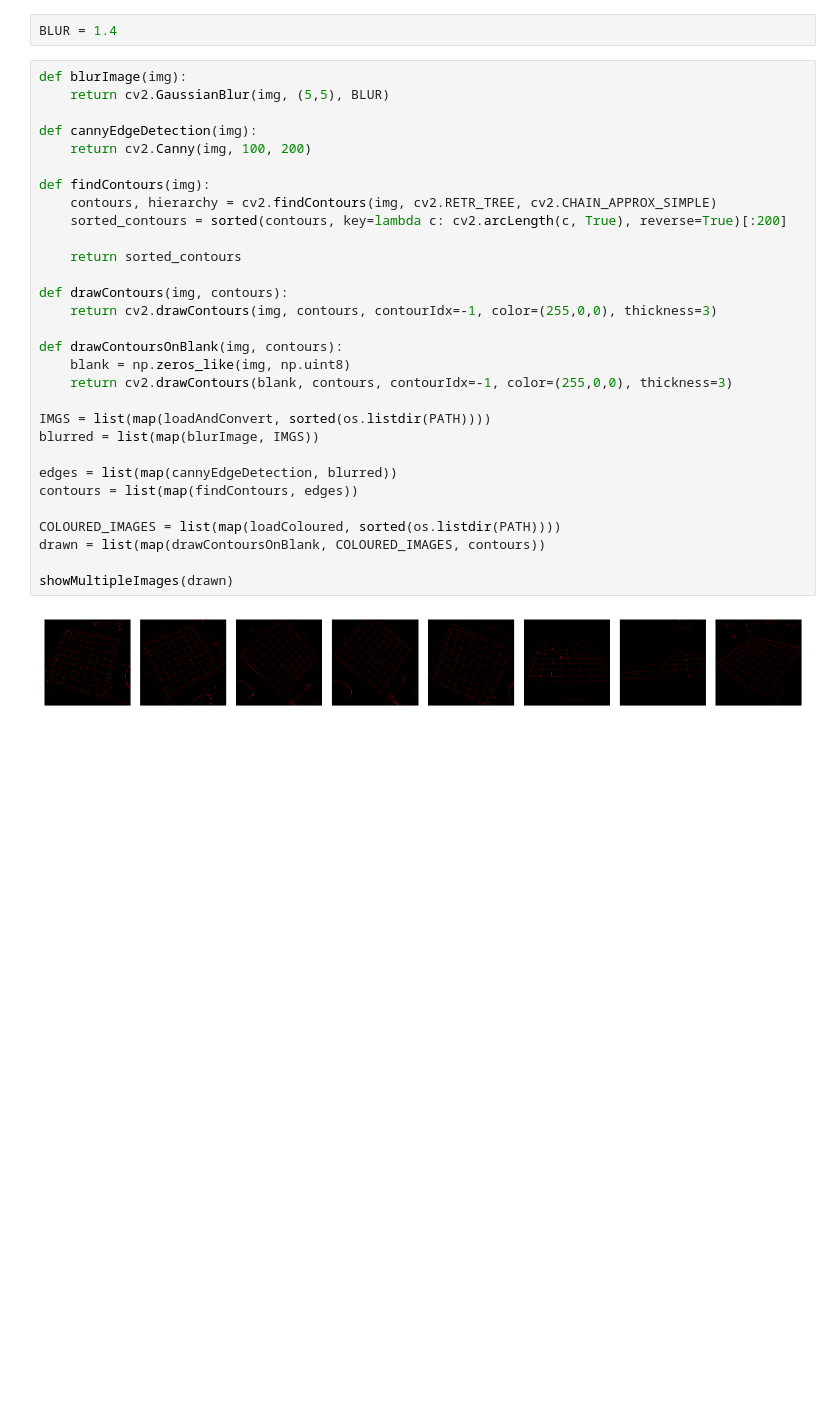
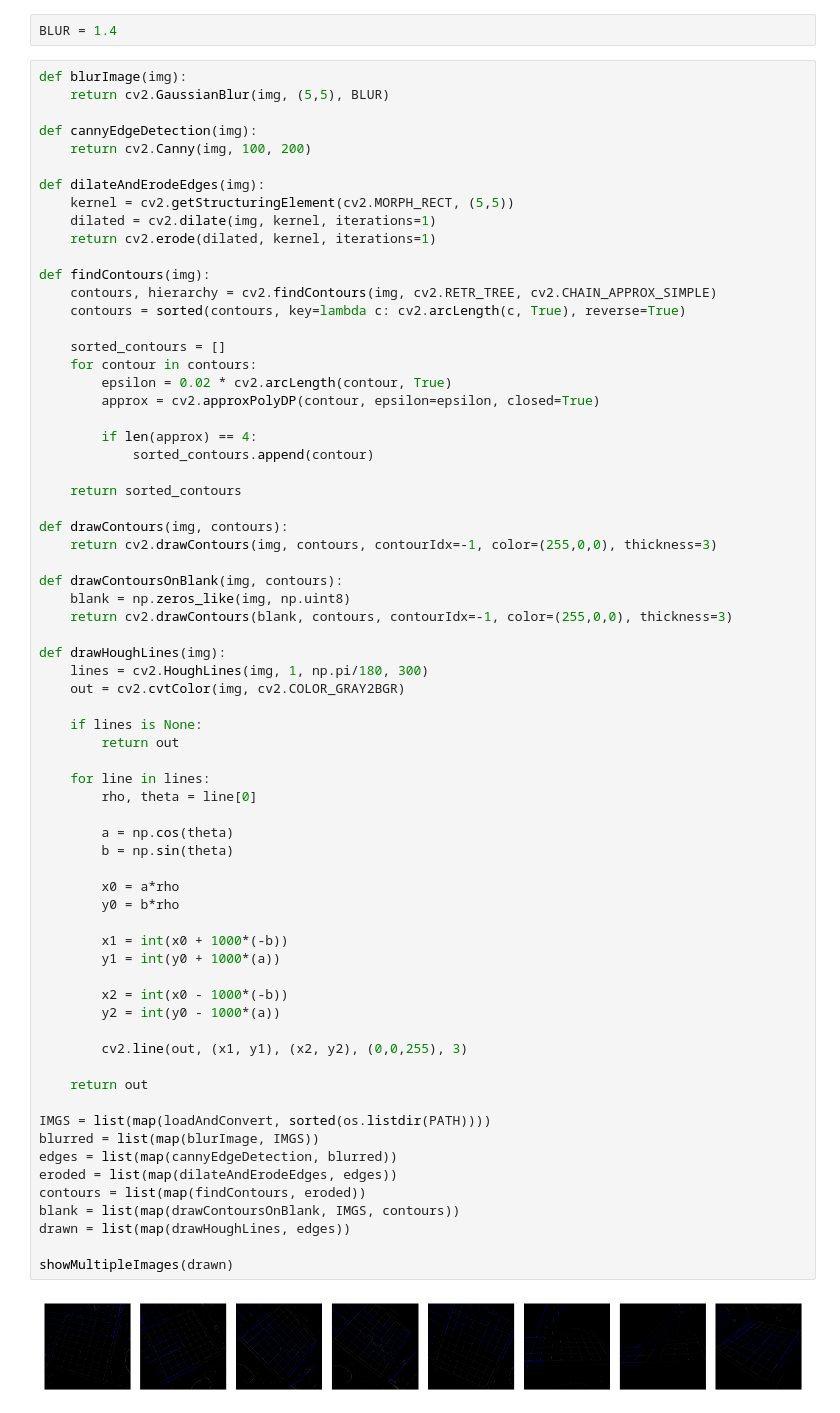
Before and after one commit to sarunasbend/chessBuddy, a Jupyter notebook: detect.ipynb, the cells around one changed output. Cells and saved outputs as stored; diff of their text form; blank space fills up the shorter version.

Commit message:
dilation, erosion and then hough line transform

```diff
--- a/detect.ipynb
+++ b/detect.ipynb
@@ -57,32 +57,70 @@ BLUR = 1.4
 # %%
 def blurImage(img):
     return cv2.GaussianBlur(img, (5,5), BLUR)
 
 def cannyEdgeDetection(img):
     return cv2.Canny(img, 100, 200)
 
+def dilateAndErodeEdges(img):
+    kernel = cv2.getStructuringElement(cv2.MORPH_RECT, (5,5))
+    dilated = cv2.dilate(img, kernel, iterations=1)
+    return cv2.erode(dilated, kernel, iterations=1)
+
 def findContours(img):
     contours, hierarchy = cv2.findContours(img, cv2.RETR_TREE, cv2.CHAIN_APPROX_SIMPLE)
-    sorted_contours = sorted(contours, key=lambda c: cv2.arcLength(c, True), reverse=True)[:200]
+    contours = sorted(contours, key=lambda c: cv2.arcLength(c, True), reverse=True)
+
+    sorted_contours = []
+    for contour in contours:
+        epsilon = 0.02 * cv2.arcLength(contour, True)
+        approx = cv2.approxPolyDP(contour, epsilon=epsilon, closed=True)
+
+        if len(approx) == 4:
+            sorted_contours.append(contour)
 
     return sorted_contours
 
 def drawContours(img, contours):
     return cv2.drawContours(img, contours, contourIdx=-1, color=(255,0,0), thickness=3)
 
 def drawContoursOnBlank(img, contours):
     blank = np.zeros_like(img, np.uint8)
     return cv2.drawContours(blank, contours, contourIdx=-1, color=(255,0,0), thickness=3)
 
+def drawHoughLines(img):
+    lines = cv2.HoughLines(img, 1, np.pi/180, 300)
+    out = cv2.cvtColor(img, cv2.COLOR_GRAY2BGR)
+
+    if lines is None:
+        return out
+
+    for line in lines:
+        rho, theta = line[0]
+
+        a = np.cos(theta)
+        b = np.sin(theta)
+
+        x0 = a*rho
+        y0 = b*rho
+
+        x1 = int(x0 + 1000*(-b))
+        y1 = int(y0 + 1000*(a))
+
+        x2 = int(x0 - 1000*(-b))
+        y2 = int(y0 - 1000*(a))
+
+        cv2.line(out, (x1, y1), (x2, y2), (0,0,255), 3)
+
+    return out
+
 IMGS = list(map(loadAndConvert, sorted(os.listdir(PATH))))
 blurred = list(map(blurImage, IMGS))
-
 edges = list(map(cannyEdgeDetection, blurred))
-contours = list(map(findContours, edges))
-
-COLOURED_IMAGES = list(map(loadColoured, sorted(os.listdir(PATH))))
-drawn = list(map(drawContoursOnBlank, COLOURED_IMAGES, contours))
+eroded = list(map(dilateAndErodeEdges, edges))
+contours = list(map(findContours, eroded))
+blank = list(map(drawContoursOnBlank, IMGS, contours))
+drawn = list(map(drawHoughLines, edges))
 
 showMultipleImages(drawn)
 # %% [output]
-[figure, old version]
+[figure, new version]
```
Also changed, not shown: parts of 1 cell of this notebook.
